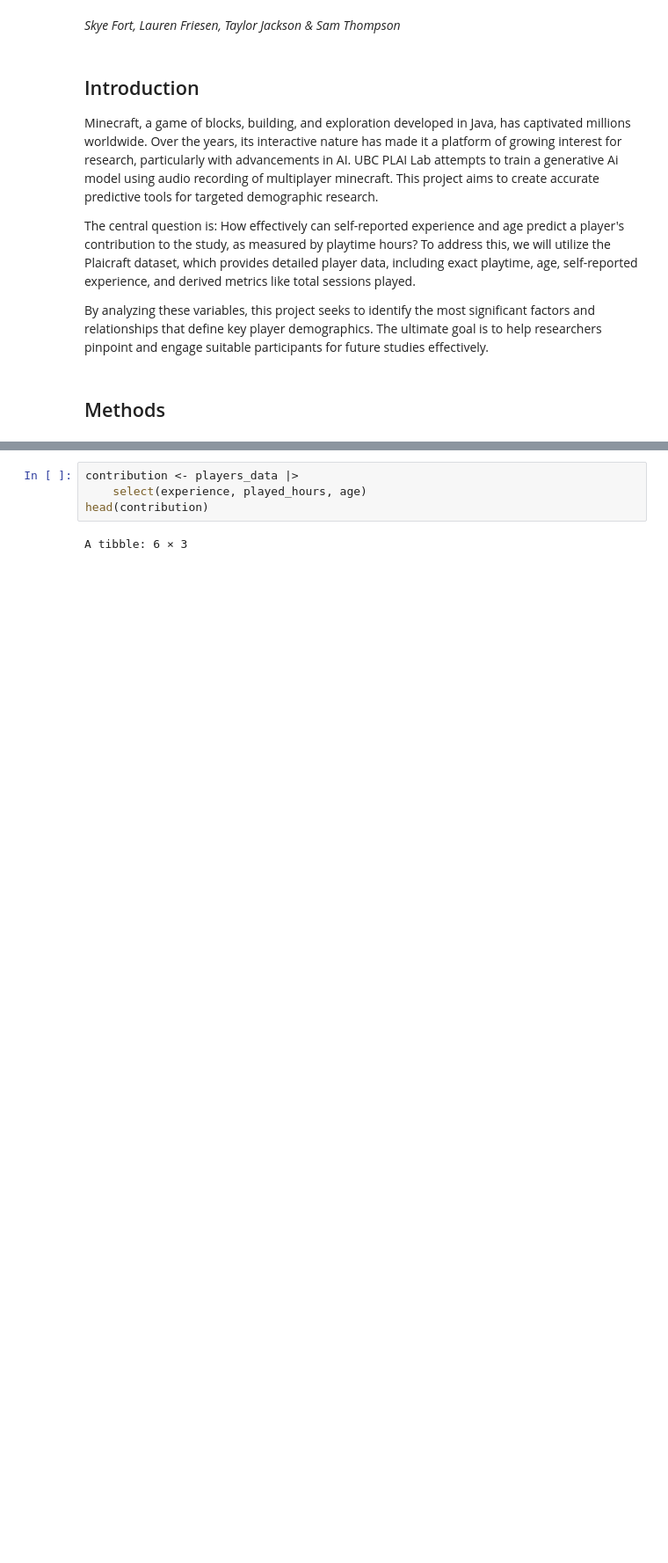
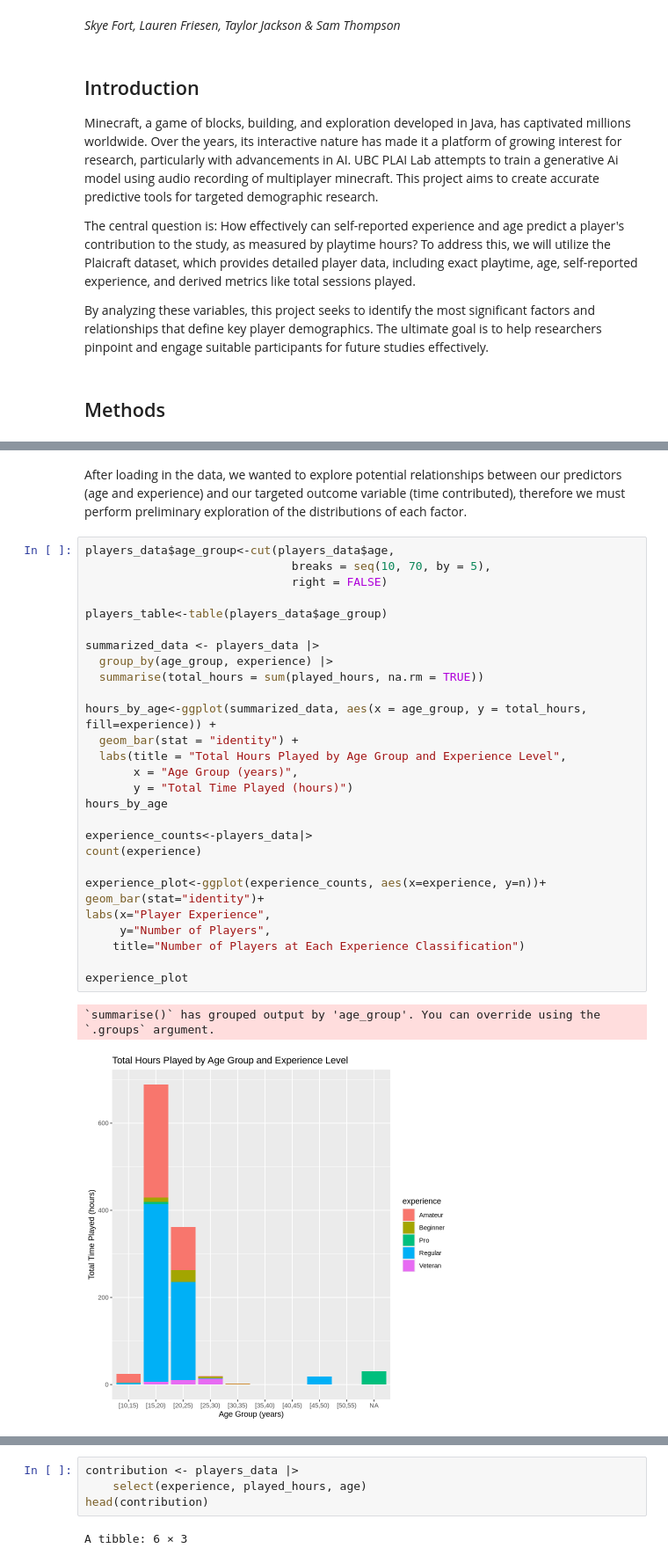
Before and after one commit to laurenfriesen/deci-project, a Jupyter notebook: group_project_notebook.ipynb, the cells around one changed output, grey strips where cells are left out. Shown at 88% size. Cells and saved outputs as stored; diff of their text form; blank space fills up the shorter version.

Commit message:
discussion + (preliminary) exploration

```diff
--- a/group_project_notebook.ipynb
+++ b/group_project_notebook.ipynb
@@ -66,3 +84,37 @@ A tibble: 6 × 5
 | bfce39c89d6549f2bb94d8064d3ce69dc... | 25/07/2024 03:22 | 25/07/2024 03:58 | 1.72188e+12 | 1.72188e+12 |
 | 36d9cbb4c6bc0c1a6911436d2da0d09ec... | 25/05/2024 16:01 | 25/05/2024 16:12 | 1.71665e+12 | 1.71665e+12 |
 | bfce39c89d6549f2bb94d8064d3ce69dc... | 23/06/2024 15:08 | 23/06/2024 17:10 | 1.71916e+12 | 1.71916e+12 |
+# %% [markdown]
+After loading in the data, we wanted to explore potential relationships between our predictors (age and experience) and our targeted outcome variable (time contributed), therefore we must perform preliminary exploration of the distributions of each factor.
+# %%
+players_data$age_group<-cut(players_data$age,
+                              breaks = seq(10, 70, by = 5),
+                              right = FALSE)
+
+players_table<-table(players_data$age_group)
+
+summarized_data <- players_data |>
+  group_by(age_group, experience) |>
+  summarise(total_hours = sum(played_hours, na.rm = TRUE))
+
+hours_by_age<-ggplot(summarized_data, aes(x = age_group, y = total_hours, fill=experience)) +
+  geom_bar(stat = "identity") +
+  labs(title = "Total Hours Played by Age Group and Experience Level",
+       x = "Age Group (years)",
+       y = "Total Time Played (hours)")
+hours_by_age
+
+experience_counts<-players_data|>
+count(experience)
+
+experience_plot<-ggplot(experience_counts, aes(x=experience, y=n))+
+geom_bar(stat="identity")+
+labs(x="Player Experience",
+     y="Number of Players",
+    title="Number of Players at Each Experience Classification")
+
+experience_plot
+# %% [output]
+`summarise()` has grouped output by 'age_group'. You can override using the
+`.groups` argument.
+[figure, added]
```
Also changed, not shown: parts of 4 cells of this notebook, 1 other file.
